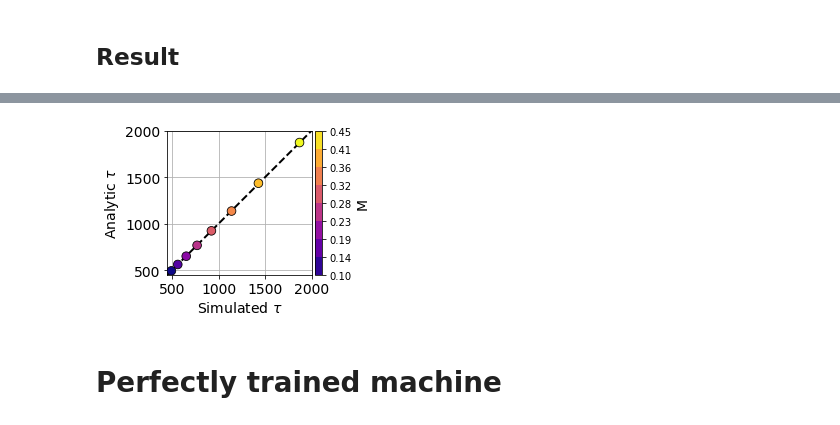
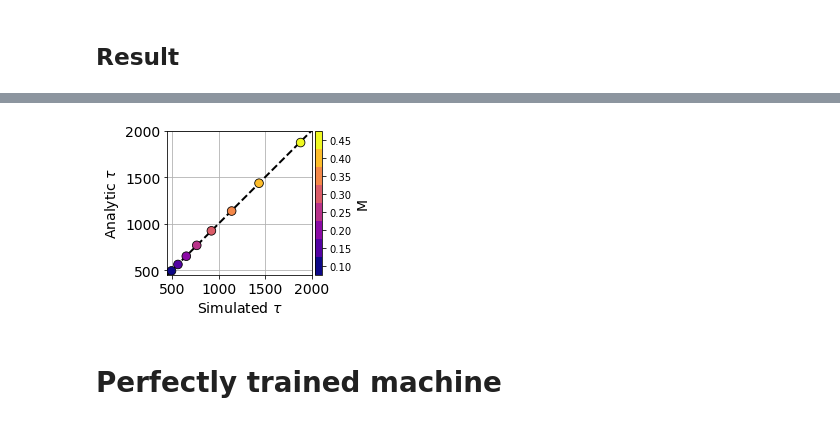
Before and after one commit to Laplaxe/MonteCarloGA_CW, a Jupyter notebook: Code/first_passages.ipynb, the cells around one changed output, grey strips where cells are left out. Cells and saved outputs as stored; diff of their text form; code cells hidden in the pictures.

```diff
--- a/Code/first_passages.ipynb
+++ b/Code/first_passages.ipynb
@@ -462,35 +462,36 @@ fig, ax = plt.subplots(figsize=(4, 4))
 ax.plot([results[:,1].min()-50, 2000+50], [results[:,1].min()-50, 2000+50],
          'r--', label='Bisettrice', color="black", lw=2)
 ax.grid(True)
 ax.set_aspect('equal', adjustable='box')
 
 sc = ax.scatter(results[:,1], results[:,2], c=results[:,0],
                 cmap='plasma', edgecolor='black', zorder=3, lw=0.8, s=75)
 
 # Colorbar with adjusted size
 divider = make_axes_locatable(ax)
 cax = divider.append_axes("right", size="5%", pad=0.05)  # size=5% of the main plot
 # Discretize the colorbar
-bounds = np.linspace(results[:, 0].min(), results[:, 0].max(), 9)  # Define discrete bounds
+bounds = np.linspace(results[:, 0].min() - 0.025, results[:, 0].max() + 0.025, 9)  # Adjust bounds to center ticks
 norm = mpl.colors.BoundaryNorm(bounds, ncolors=256, extend='both')  # Create a norm for the bounds
 cb = plt.colorbar(sc, cax=cax, boundaries=bounds, norm=norm)  # Apply the norm and bounds to the colorbar
 cb.set_label('M', fontsize=14)
+cb.set_ticks(results[:, 0].astype(float))
 cb.ax.yaxis.set_major_formatter(plt.FuncFormatter(lambda x, _: f'{x:.2f}'))
 
 # Labels and legend
 #ax.set_title(fr'$\beta={beta_target}, \, N={N}$', fontsize=14)
 ax.set_ylabel(r'Analytic $\tau$', fontsize=14)
 ax.set_xlabel(r'Simulated $\tau$', fontsize=14)
 ax.tick_params(labelsize=14)
 ax.set_xticks([500, 1000, 1500, 2000])
 ax.set_yticks([500, 1000, 1500, 2000])
 ax.set_xlim(450, 2000)
 ax.set_ylim(450, 2000)
 #ax.legend(fontsize=16)
 plt.savefig(f"../Plots/FPS_MADE_N{N}_beta{beta_target}.pdf", bbox_inches='tight')
 plt.tight_layout()
 # %% [output]
-[figure, old version]
+[figure, new version]
 # %% [markdown]
 # Perfectly trained machine
 # %%
```
Also changed, not shown: parts of 3 cells of this notebook, 14 other files.
